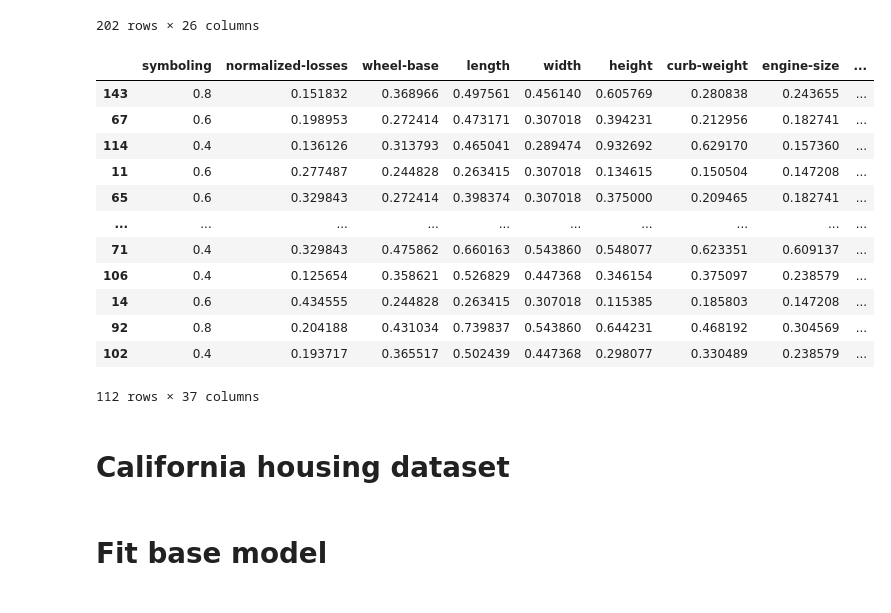
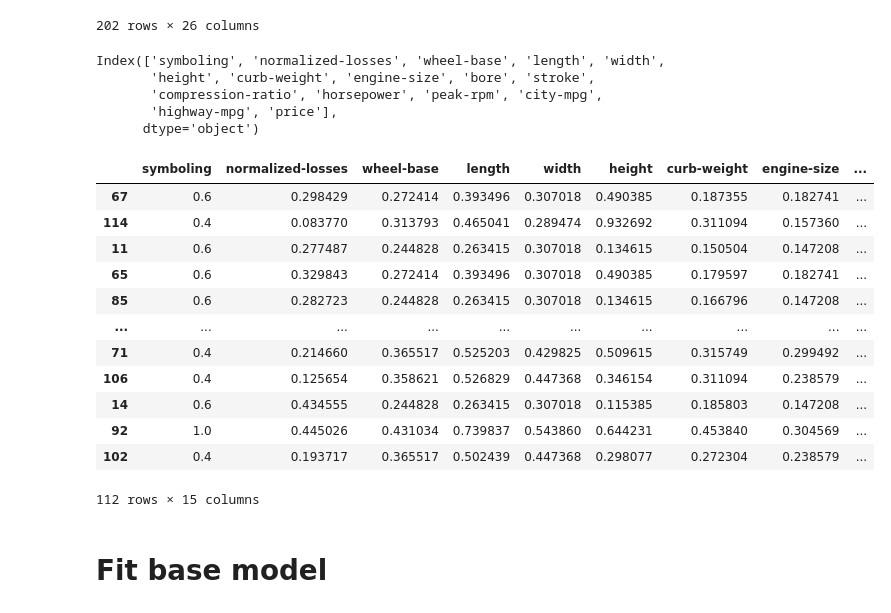
Before and after one commit to J-Jurza/tutorial_feature_selection, a Jupyter notebook: feature_selection_regression.ipynb, the cells around one changed output. Saved outputs shown, nothing was run; the diff lists cells and outputs as text; code cells hidden in the pictures.

```diff
--- a/feature_selection_regression.ipynb
+++ b/feature_selection_regression.ipynb
@@ -40,9 +40,9 @@ pd.set_option('display.max_columns', None)
 # Automobile dataset
 # %%
 data = 'https://raw.githubusercontent.com/pycaret/pycaret/master/datasets/automobile.csv'
-df = pd.read_csv(data)
+df_in = pd.read_csv(data)
 
-df
+df_in
 # %% [output]
 |  | symboling | normalized-losses | make | fuel-type | aspiration | num-of-doors | body-style | drive-wheels | ... |
 | 0 | 3 | NaN | alfa-romero | gas | std | two | convertible | rwd | ... |
@@ -57,51 +57,59 @@ df
 | 200 | -1 | 95.0 | volvo | gas | turbo | four | sedan | rwd | ... |
 | 201 | -1 | 95.0 | volvo | gas | turbo | four | sedan | rwd | ... |
 202 rows × 26 columns
+# %%
+df.columns
+# %% [output]
+Index(['symboling', 'normalized-losses', 'wheel-base', 'length', 'width',
+       'height', 'curb-weight', 'engine-size', 'bore', 'stroke',
+       'compression-ratio', 'horsepower', 'peak-rpm', 'city-mpg',
+       'highway-mpg', 'price'],
+      dtype='object')
 # %%
-# Drop make column to avoid having too many columns and basing price on make
-df = df.drop(columns='make')
+df = df_in.copy()
+
+# Drop categorical cols
+df = df.drop(columns=['make', 'fuel-type', 'aspiration', 'num-of-doors', 'body-style', 'drive-wheels', 'engine-location', 'engine-type', 'num-of-cylinders', 'fuel-system'])
 
 # Convert problem columns to numeric. Error values will become nulls and dropped later.
 # This is for numeric columns with some non-numeric values "?" for missing.
 for col in ['peak-rpm', 'bore', 'stroke', 'horsepower']:
 
     df[col] = pd.to_numeric(df[col], errors='coerce')
 
 # Drop any rows with nulls
 df = df.dropna().reset_index(drop=True)
 
 # Prepare input features and target
 X = df.drop(columns=['price'])
 y = df['price']
 
 # Get the numeric column names
 numeric_cols = X.select_dtypes(include=['int64', 'float64']).columns
 
 # Normalize the numeric columns using MinMaxScaler
 scaler = MinMaxScaler()
 X[numeric_cols] = scaler.fit_transform(X[numeric_cols])
 
 X = pd.get_dummies(X, drop_first=True)
 
 # Train test split
 X_train, X_test, y_train, y_test = train_test_split(X, y, test_size=0.3, random_state=42)
 
 
 
 X_train
 # %% [output]
 |  | symboling | normalized-losses | wheel-base | length | width | height | curb-weight | engine-size | ... |
-| 143 | 0.8 | 0.151832 | 0.368966 | 0.497561 | 0.456140 | 0.605769 | 0.280838 | 0.243655 | ... |
-| 67 | 0.6 | 0.198953 | 0.272414 | 0.473171 | 0.307018 | 0.394231 | 0.212956 | 0.182741 | ... |
-| 114 | 0.4 | 0.136126 | 0.313793 | 0.465041 | 0.289474 | 0.932692 | 0.629170 | 0.157360 | ... |
+| 67 | 0.6 | 0.298429 | 0.272414 | 0.393496 | 0.307018 | 0.490385 | 0.187355 | 0.182741 | ... |
+| 114 | 0.4 | 0.083770 | 0.313793 | 0.465041 | 0.289474 | 0.932692 | 0.311094 | 0.157360 | ... |
 | 11 | 0.6 | 0.277487 | 0.244828 | 0.263415 | 0.307018 | 0.134615 | 0.150504 | 0.147208 | ... |
-| 65 | 0.6 | 0.329843 | 0.272414 | 0.398374 | 0.307018 | 0.375000 | 0.209465 | 0.182741 | ... |
+| 65 | 0.6 | 0.329843 | 0.272414 | 0.393496 | 0.307018 | 0.490385 | 0.179597 | 0.182741 | ... |
+| 85 | 0.6 | 0.282723 | 0.244828 | 0.263415 | 0.307018 | 0.134615 | 0.166796 | 0.147208 | ... |
 | ... | ... | ... | ... | ... | ... | ... | ... | ... | ... |
-| 71 | 0.4 | 0.329843 | 0.475862 | 0.660163 | 0.543860 | 0.548077 | 0.623351 | 0.609137 | ... |
-| 106 | 0.4 | 0.125654 | 0.358621 | 0.526829 | 0.447368 | 0.346154 | 0.375097 | 0.238579 | ... |
+| 71 | 0.4 | 0.214660 | 0.365517 | 0.525203 | 0.429825 | 0.509615 | 0.315749 | 0.299492 | ... |
+| 106 | 0.4 | 0.125654 | 0.358621 | 0.526829 | 0.447368 | 0.346154 | 0.311094 | 0.238579 | ... |
 | 14 | 0.6 | 0.434555 | 0.244828 | 0.263415 | 0.307018 | 0.115385 | 0.185803 | 0.147208 | ... |
-| 92 | 0.8 | 0.204188 | 0.431034 | 0.739837 | 0.543860 | 0.644231 | 0.468192 | 0.304569 | ... |
-| 102 | 0.4 | 0.193717 | 0.365517 | 0.502439 | 0.447368 | 0.298077 | 0.330489 | 0.238579 | ... |
+| 92 | 1.0 | 0.445026 | 0.431034 | 0.739837 | 0.543860 | 0.644231 | 0.453840 | 0.304569 | ... |
+| 102 | 0.4 | 0.193717 | 0.365517 | 0.502439 | 0.447368 | 0.298077 | 0.272304 | 0.238579 | ... |
-112 rows × 37 columns
+112 rows × 15 columns
-# %% [markdown]
-# California housing dataset
```
Also changed, not shown: parts of 21 cells of this notebook, 2 other files.
